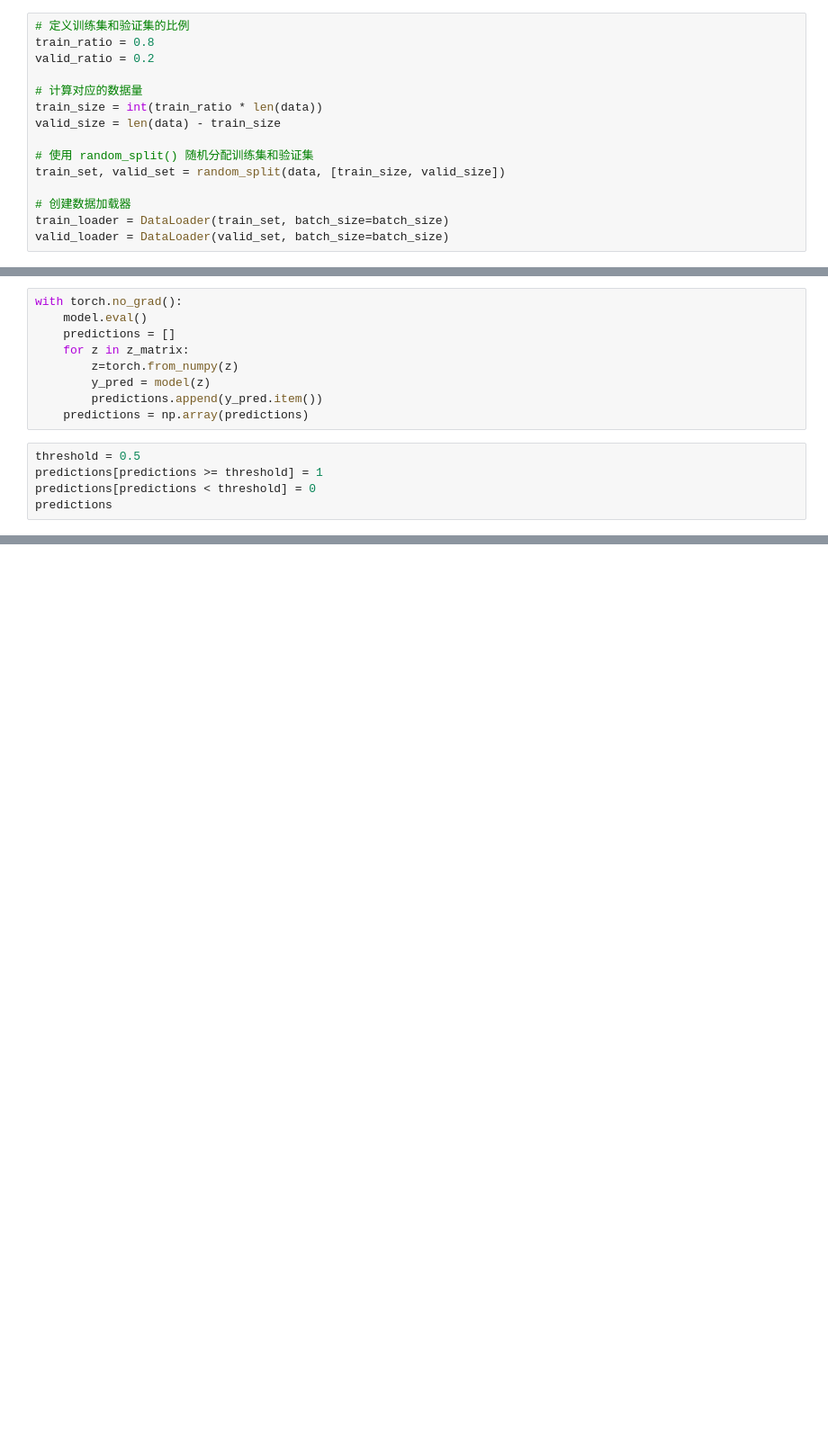
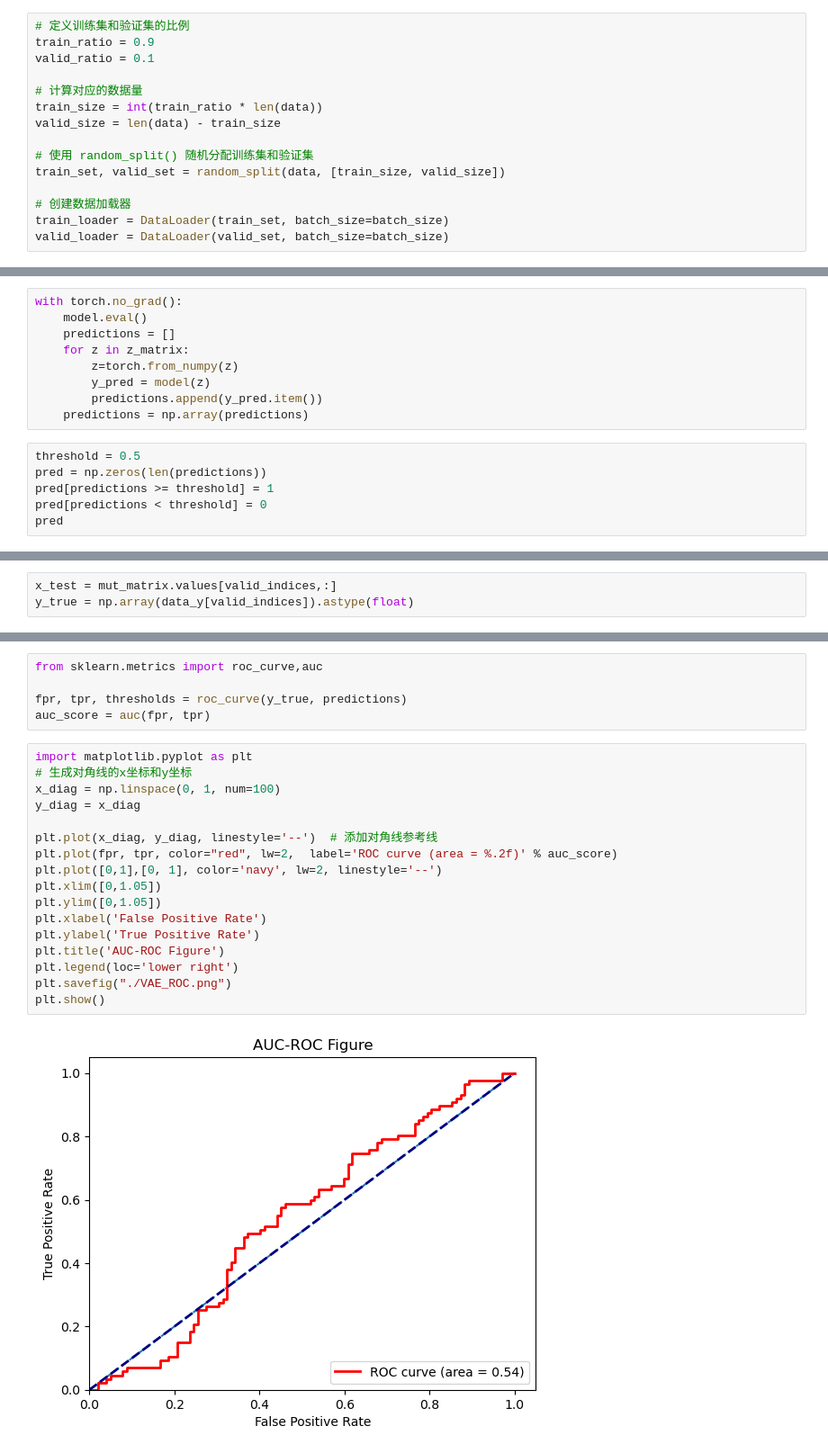
Before and after one commit to bezel452/BIO3510, a Jupyter notebook: VAE.ipynb, the cells around one changed output, grey strips where cells are left out. Shown: that part at 90% size. Saved outputs shown, nothing was run; the diff lists cells and outputs as text; blank space fills up the shorter version.

```diff
--- a/VAE.ipynb
+++ b/VAE.ipynb
@@ -18,8 +28,8 @@ batch_size = 64
 data_loader = DataLoader(data, batch_size=batch_size, shuffle=True)
 # %%
 # 定义训练集和验证集的比例
-train_ratio = 0.8
-valid_ratio = 0.2
+train_ratio = 0.9
+valid_ratio = 0.1
 
 # 计算对应的数据量
 train_size = int(train_ratio * len(data))
@@ -206,7 +220,8 @@ with torch.no_grad():
     predictions = np.array(predictions)
 # %%
 threshold = 0.5
-predictions[predictions >= threshold] = 1
-predictions[predictions < threshold] = 0
-predictions
+pred = np.zeros(len(predictions))
+pred[predictions >= threshold] = 1
+pred[predictions < threshold] = 0
+pred
 # %% [output]
@@ -230 +240,4 @@ array([1., 1., 1., 1., 1., 1., 1., 0., 1., 0., 0., 1., 1., 1., 1., 1., 1.,
+# %%
+x_test = mut_matrix.values[valid_indices,:]
+y_true = np.array(data_y[valid_indices]).astype(float)
 # %%
@@ -233,0 +247,24 @@ np.sum(predictions==np.array(data_y[valid_indices]))/len(predictions)
+# %%
+from sklearn.metrics import roc_curve,auc
+
+fpr, tpr, thresholds = roc_curve(y_true, predictions)
+auc_score = auc(fpr, tpr)
+# %%
+import matplotlib.pyplot as plt
+# 生成对角线的x坐标和y坐标
+x_diag = np.linspace(0, 1, num=100)
+y_diag = x_diag
+
+plt.plot(x_diag, y_diag, linestyle='--')  # 添加对角线参考线
+plt.plot(fpr, tpr, color="red", lw=2,  label='ROC curve (area = %.2f)' % auc_score)
+plt.plot([0,1],[0, 1], color='navy', lw=2, linestyle='--')
+plt.xlim([0,1.05])
+plt.ylim([0,1.05])
+plt.xlabel('False Positive Rate')
+plt.ylabel('True Positive Rate')
+plt.title('AUC-ROC Figure')
+plt.legend(loc='lower right')
+plt.savefig("./VAE_ROC.png")
+plt.show()
+# %% [output]
+[figure, added]
```
Also changed, not shown: parts of 6 cells of this notebook, 1 other file.
